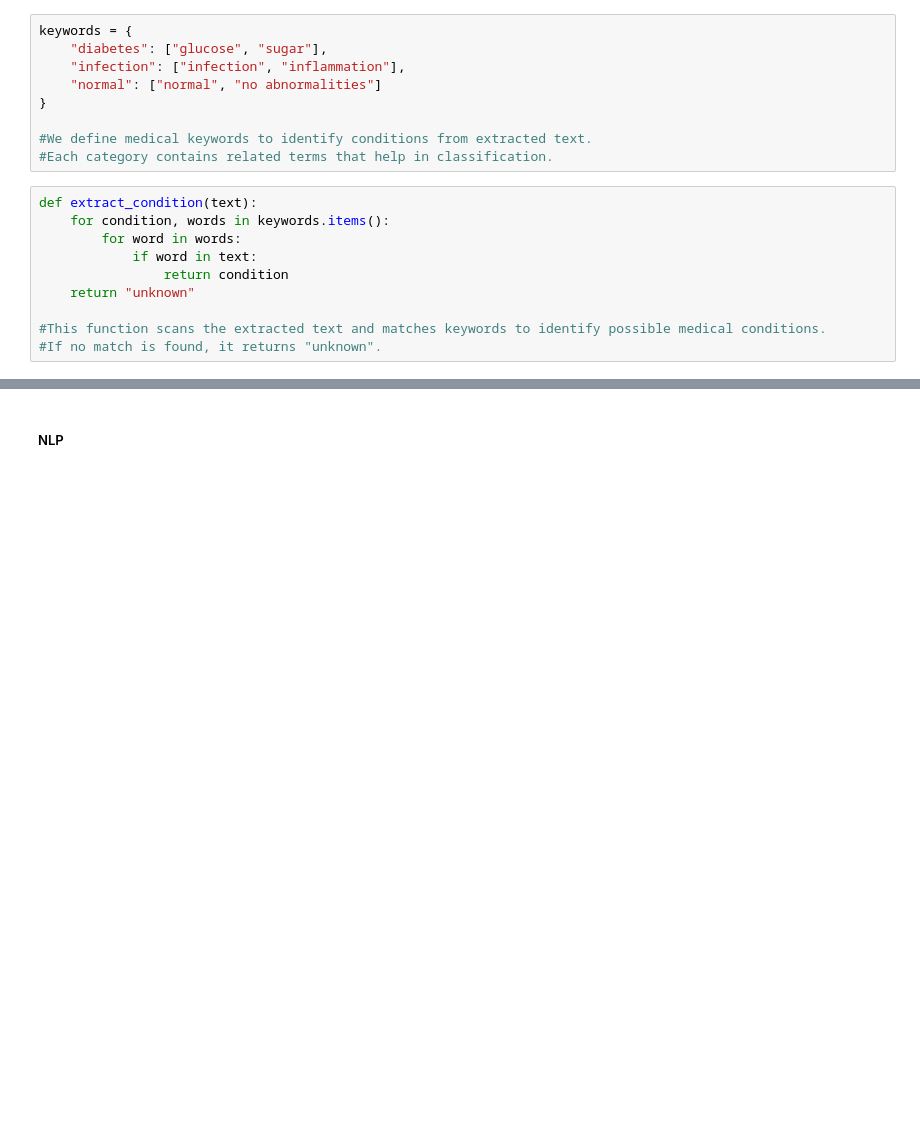
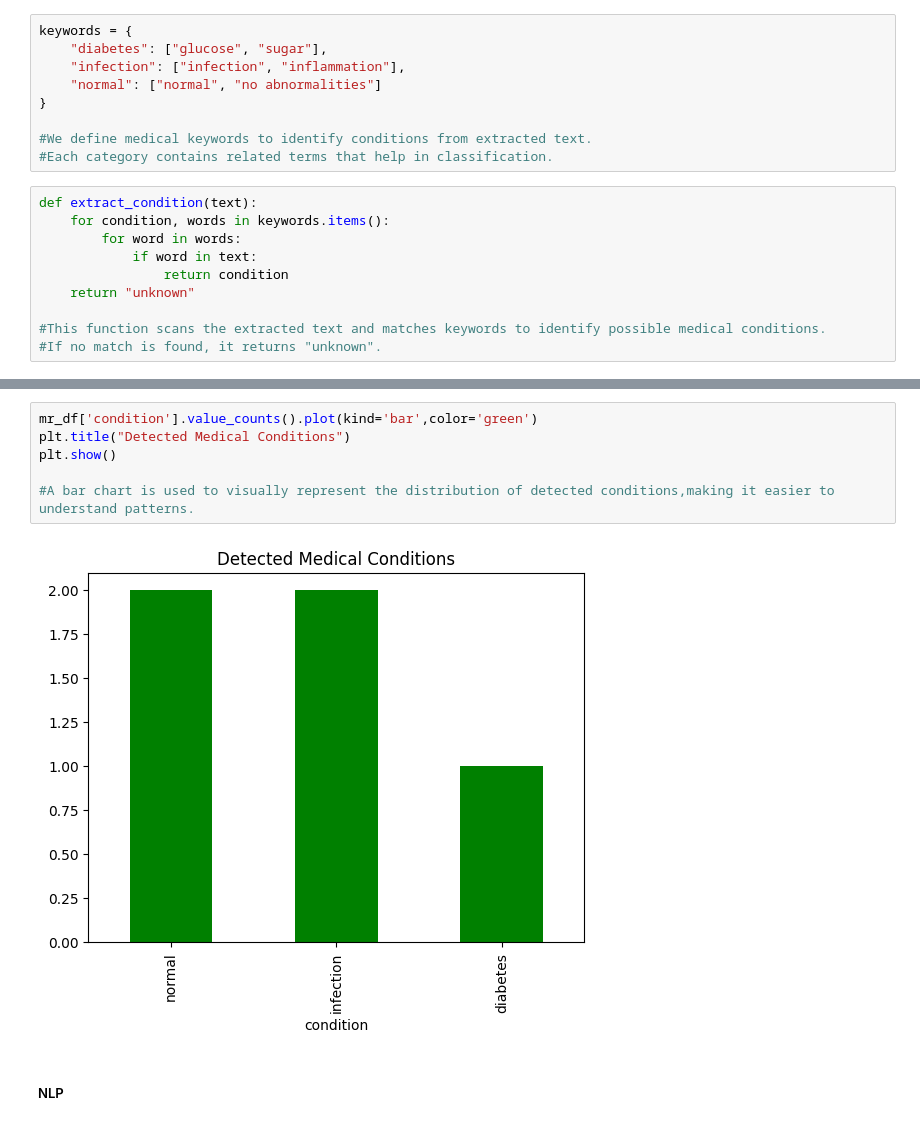
Before and after one commit to Rekha-vivek/Care_Connect_AI, a Jupyter notebook: Care_connect_AI.ipynb, the cells around one changed output, grey strips where cells are left out. Saved outputs shown, nothing was run; the diff lists cells and outputs as text; blank space fills up the shorter version.

```diff
--- a/Care_connect_AI.ipynb
+++ b/Care_connect_AI.ipynb
@@ -730,3 +741,11 @@ mr_df
+# %%
+mr_df['condition'].value_counts().plot(kind='bar',color='green')
+plt.title("Detected Medical Conditions")
+plt.show()
+
+#A bar chart is used to visually represent the distribution of detected conditions,making it easier to understand patterns.
+# %% [output]
+[figure, added]
 # %% [markdown]
 ##### NLP
 # %%
```
Also changed, not shown: parts of 4 cells of this notebook.
